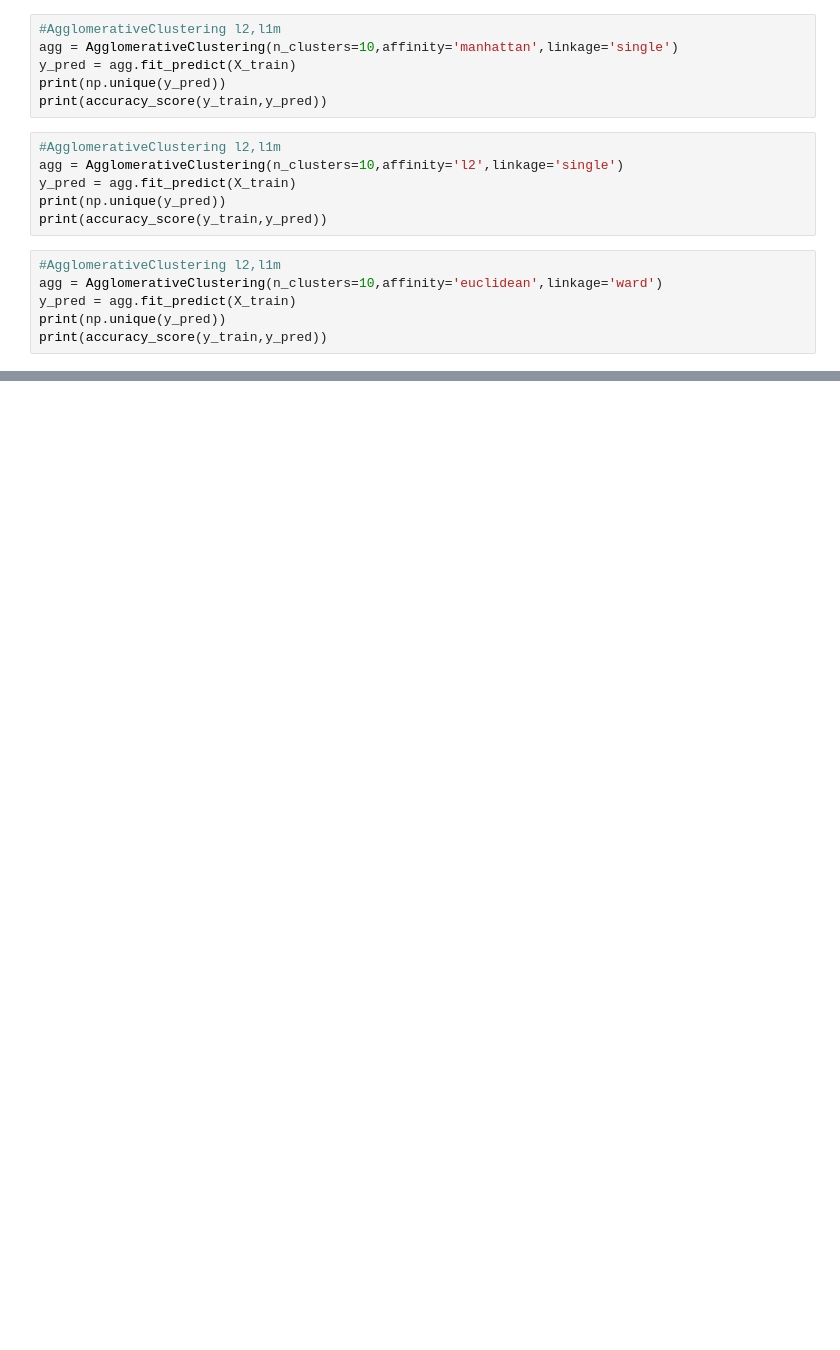
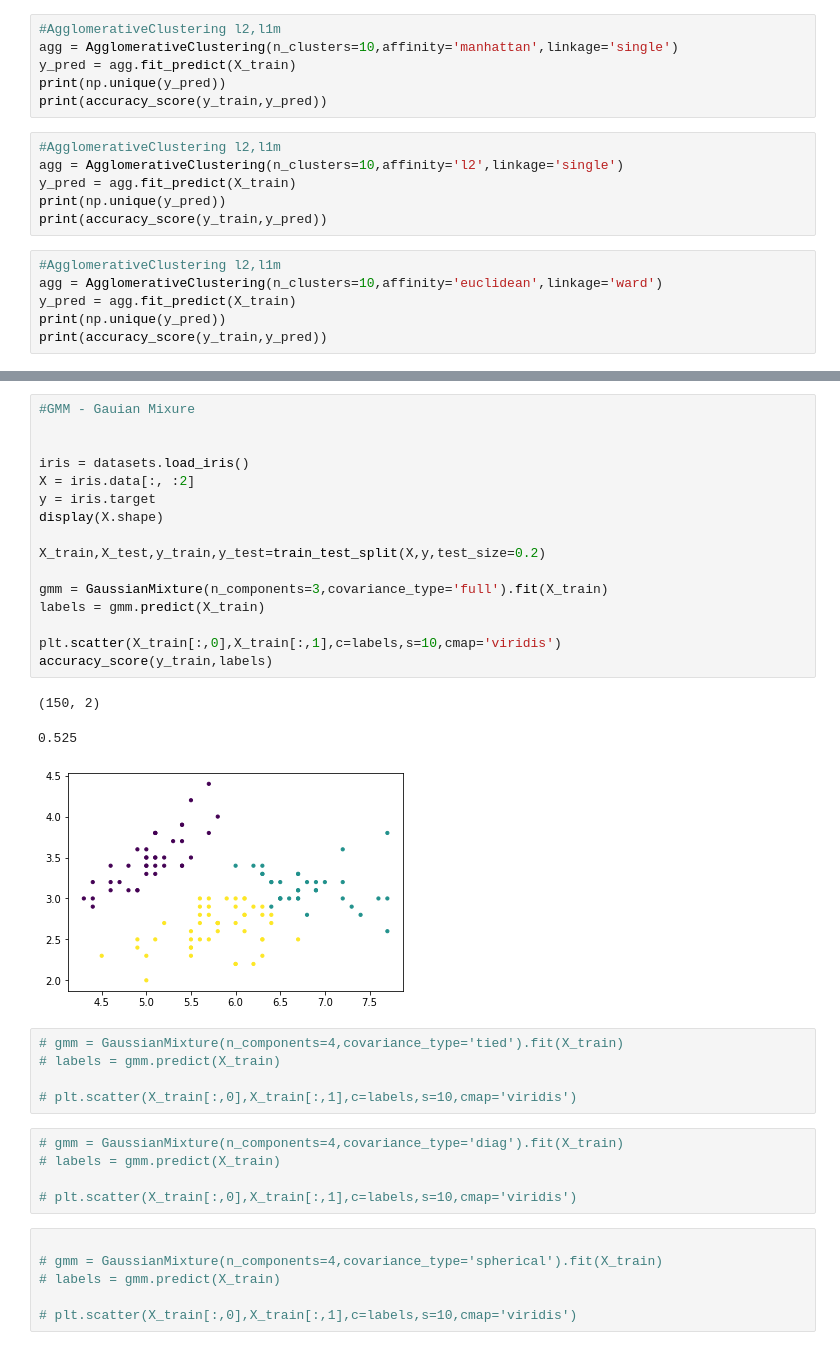
Before and after one commit to meitalis/meitalis_repository, a Jupyter notebook: samples/machine_learning/ml_clustering_compare_methods.ipynb, the cells around one changed output, grey strips where cells are left out. Drawn from its saved outputs; the diff is of its cells as text; blank space fills up the shorter version.

```diff
--- a/samples/machine_learning/ml_clustering_compare_methods.ipynb
+++ b/samples/machine_learning/ml_clustering_compare_methods.ipynb
@@ -135,0 +127,36 @@ print(accuracy_score(y_train,y_pred))
+# %%
+#GMM - Gauian Mixure
+
+
+iris = datasets.load_iris()
+X = iris.data[:, :2]
+y = iris.target
+display(X.shape)
+
+X_train,X_test,y_train,y_test=train_test_split(X,y,test_size=0.2)
+
+gmm = GaussianMixture(n_components=3,covariance_type='full').fit(X_train)
+labels = gmm.predict(X_train)
+
+plt.scatter(X_train[:,0],X_train[:,1],c=labels,s=10,cmap='viridis')
+accuracy_score(y_train,labels)
+# %% [output]
+(150, 2)
+0.525
+[figure, added]
+# %%
+# gmm = GaussianMixture(n_components=4,covariance_type='tied').fit(X_train)
+# labels = gmm.predict(X_train)
+
+# plt.scatter(X_train[:,0],X_train[:,1],c=labels,s=10,cmap='viridis')
+# %%
+# gmm = GaussianMixture(n_components=4,covariance_type='diag').fit(X_train)
+# labels = gmm.predict(X_train)
+
+# plt.scatter(X_train[:,0],X_train[:,1],c=labels,s=10,cmap='viridis')
+# %%
+
+# gmm = GaussianMixture(n_components=4,covariance_type='spherical').fit(X_train)
+# labels = gmm.predict(X_train)
+
+# plt.scatter(X_train[:,0],X_train[:,1],c=labels,s=10,cmap='viridis')
```
Also changed, not shown: parts of 11 cells of this notebook, 2 other files.
